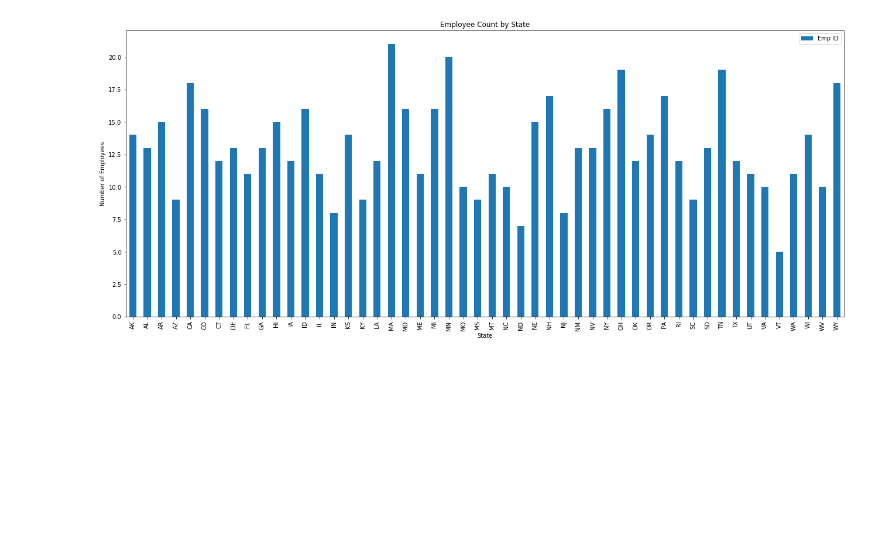
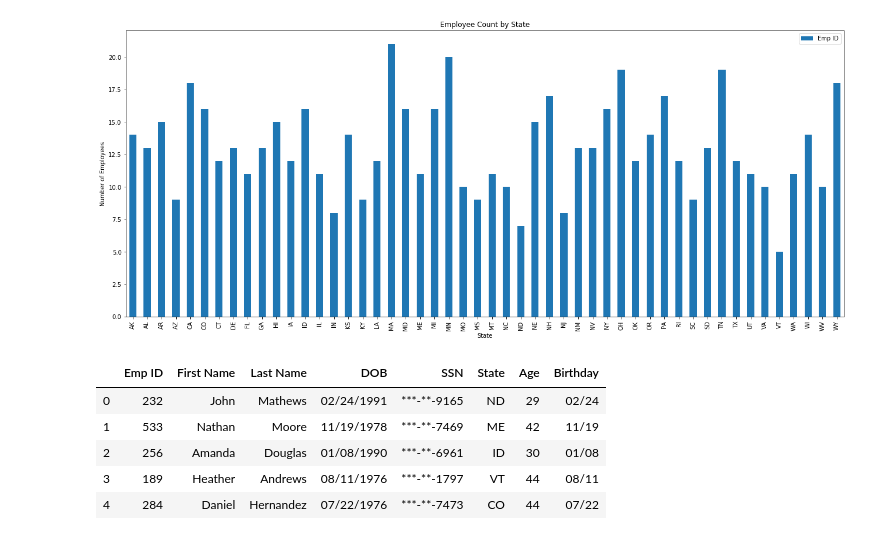
Before and after one commit to camiloibanez/python-challenge, a Jupyter notebook: Employee Plotting.ipynb, the cells around one changed output. Saved outputs shown, nothing was run; the diff lists cells and outputs as text; code cells hidden in the pictures; blank space fills up the shorter version.

```diff
--- a/Employee Plotting.ipynb
+++ b/Employee Plotting.ipynb
@@ -31,0 +46,11 @@ Text(0, 0.5, 'Number of Employees')
+# %%
+employee_df["Age"] = ages
+employee_df["Birthday"] = birthdays
+employee_df.head()
+# %% [output]
+|  | Emp ID | First Name | Last Name | DOB | SSN | State | Age | Birthday |
+| 0 | 232 | John | Mathews | 02/24/1991 | ***-**-9165 | ND | 29 | 02/24 |
+| 1 | 533 | Nathan | Moore | 11/19/1978 | ***-**-7469 | ME | 42 | 11/19 |
+| 2 | 256 | Amanda | Douglas | 01/08/1990 | ***-**-6961 | ID | 30 | 01/08 |
+| 3 | 189 | Heather | Andrews | 08/11/1976 | ***-**-1797 | VT | 44 | 08/11 |
+| 4 | 284 | Daniel | Hernandez | 07/22/1976 | ***-**-7473 | CO | 44 | 07/22 |
```
Also changed, not shown: parts of 4 cells of this notebook.
